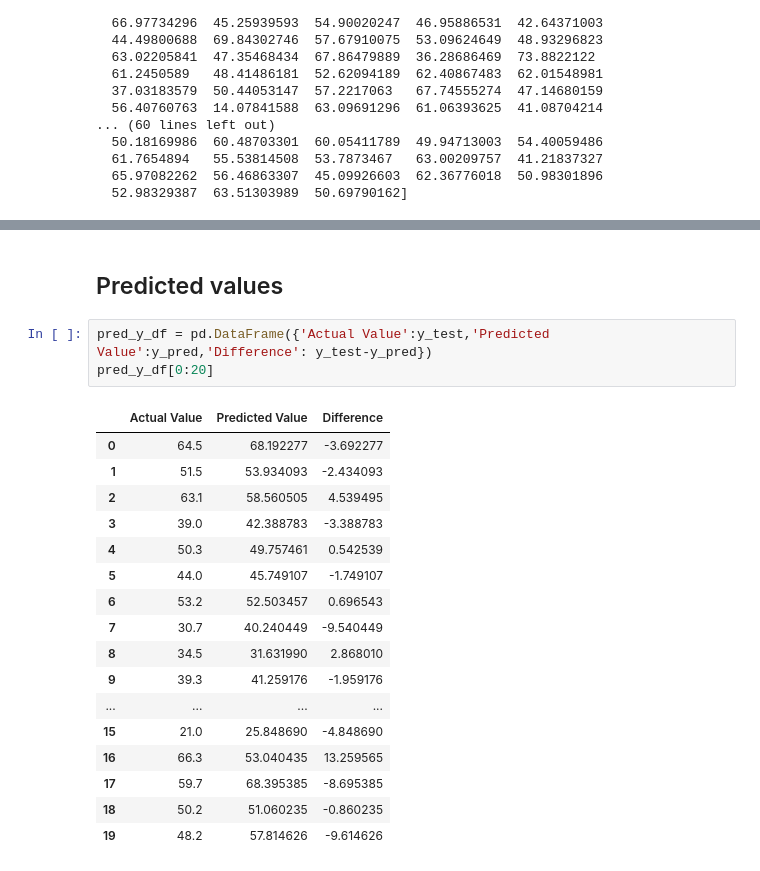
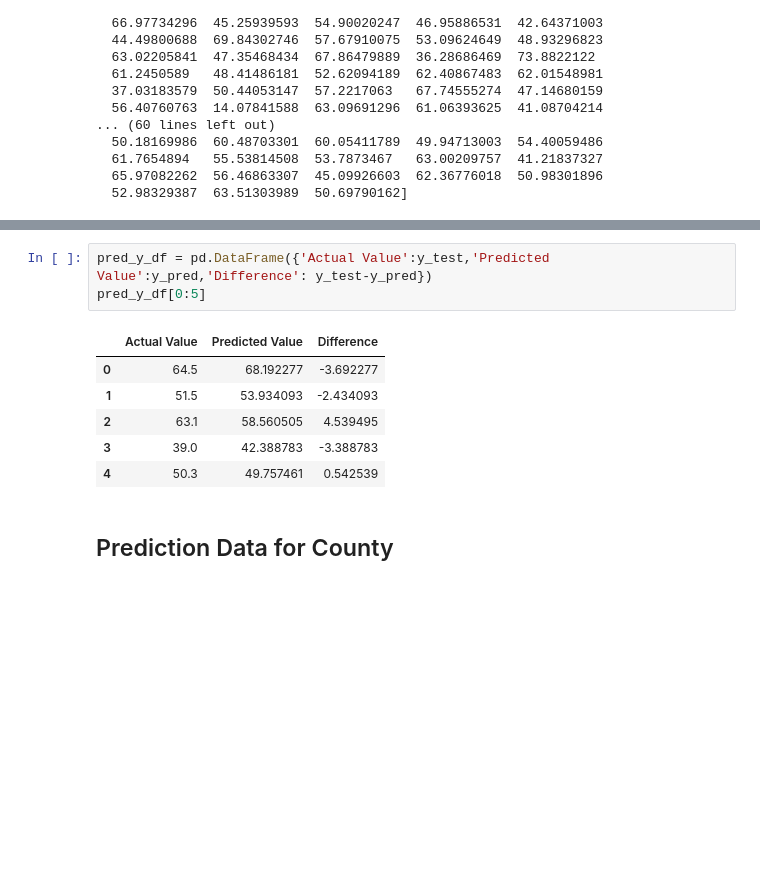
Before and after one commit to patriciawetherby/jupyter-notebook-CancerAnalysis, a Jupyter notebook: CancerRateAnalysis.ipynb, the cells around one changed output, grey strips where cells are left out. Cells and saved outputs as stored; diff of their text form; blank space fills up the shorter version.

```diff
--- a/CancerRateAnalysis.ipynb
+++ b/CancerRateAnalysis.ipynb
@@ -185,23 +194,12 @@ Text(0.5, 1.0, 'Actual vs, Predicted')
-# %% [markdown]
-## Predicted values
 # %%
 pred_y_df = pd.DataFrame({'Actual Value':y_test,'Predicted Value':y_pred,'Difference': y_test-y_pred})
-pred_y_df[0:20]
+pred_y_df[0:5]
 # %% [output]
 |  | Actual Value | Predicted Value | Difference |
 | 0 | 64.5 | 68.192277 | -3.692277 |
 | 1 | 51.5 | 53.934093 | -2.434093 |
 | 2 | 63.1 | 58.560505 | 4.539495 |
 | 3 | 39.0 | 42.388783 | -3.388783 |
 | 4 | 50.3 | 49.757461 | 0.542539 |
-| 5 | 44.0 | 45.749107 | -1.749107 |
-| 6 | 53.2 | 52.503457 | 0.696543 |
-| 7 | 30.7 | 40.240449 | -9.540449 |
-| 8 | 34.5 | 31.631990 | 2.868010 |
-| 9 | 39.3 | 41.259176 | -1.959176 |
-| ... | ... | ... | ... |
-| 15 | 21.0 | 25.848690 | -4.848690 |
-| 16 | 66.3 | 53.040435 | 13.259565 |
-| 17 | 59.7 | 68.395385 | -8.695385 |
-| 18 | 50.2 | 51.060235 | -0.860235 |
-| 19 | 48.2 | 57.814626 | -9.614626 |
+# %% [markdown]
+## Prediction Data for County
```
Also changed, not shown: parts of 37 cells of this notebook.
